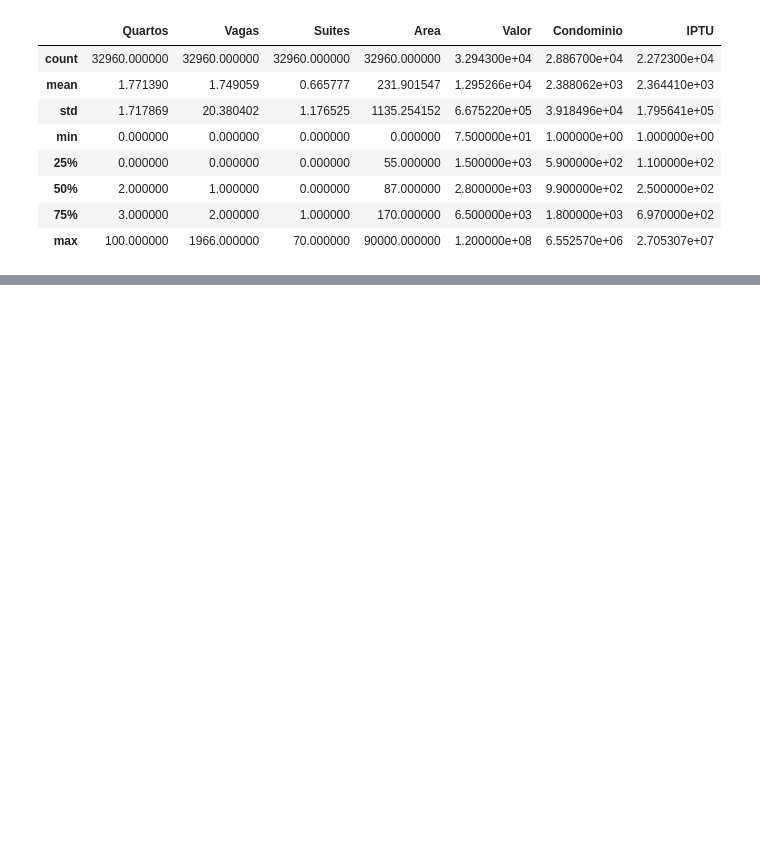
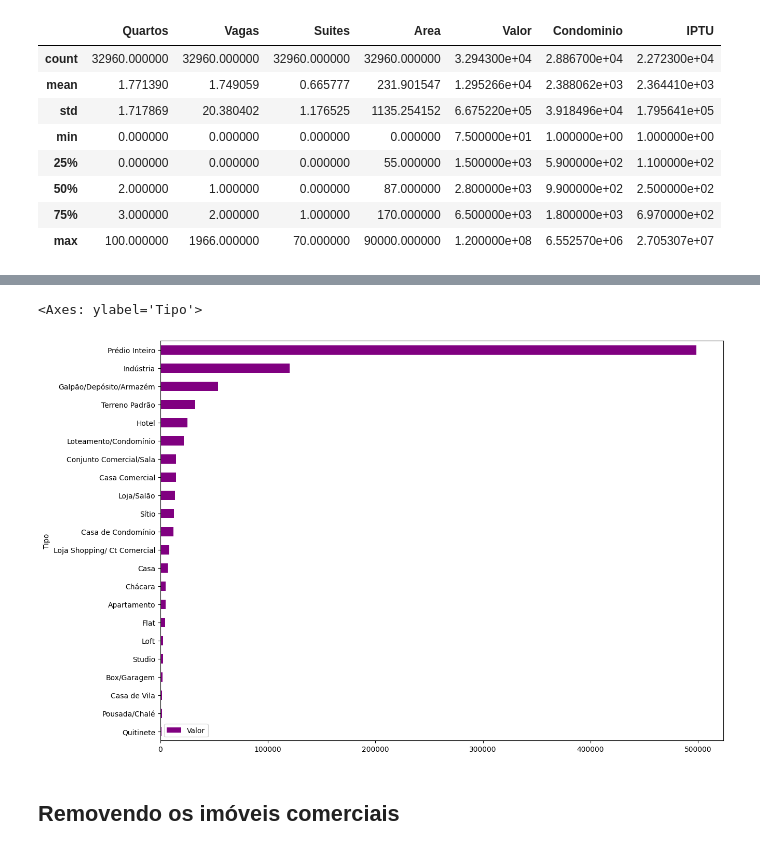
Before and after one commit to matheussato/data-science-study, a Jupyter notebook: Aula01.ipynb, the cells around one changed output, grey strips where cells are left out. Cells and saved outputs as stored; diff of their text form; code cells hidden in the pictures; blank space fills up the shorter version.

```diff
--- a/Aula01.ipynb
+++ b/Aula01.ipynb
@@ -56,0 +68,3 @@ dados.describe()
+# %%
+media = dados.groupby("Tipo")[['Valor']].mean().sort_values('Valor')
+media
@@ -56,0 +90,7 @@ dados.describe()
+# %%
+media.plot(kind='barh', figsize=(14,10),color='purple')
+# %% [output]
+<Axes: ylabel='Tipo'>
+[figure, added]
+# %% [markdown]
+## Removendo os imóveis comerciais
```
Also changed, not shown: parts of 33 cells of this notebook.
